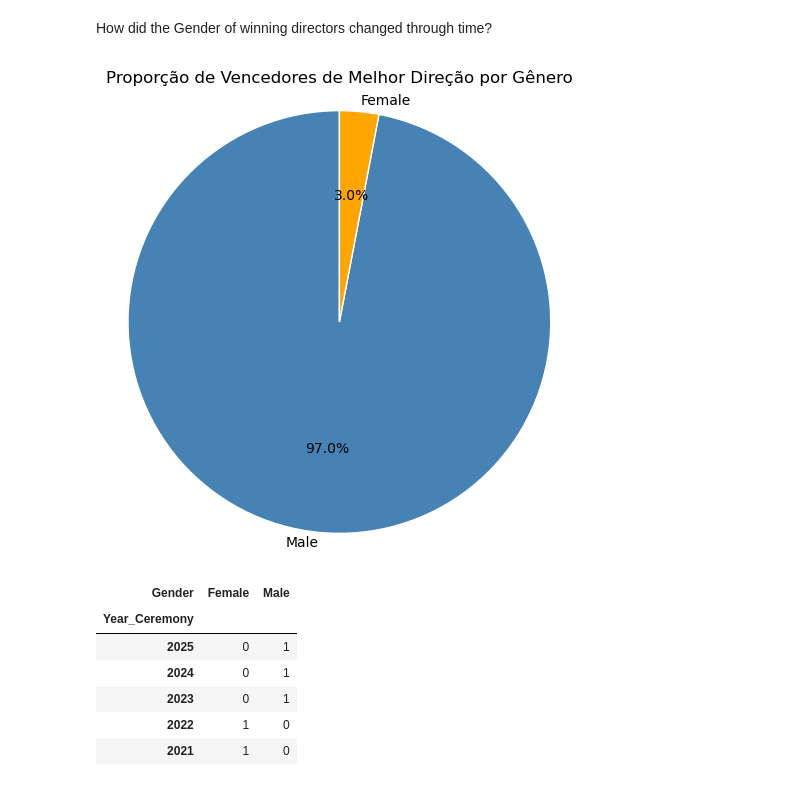
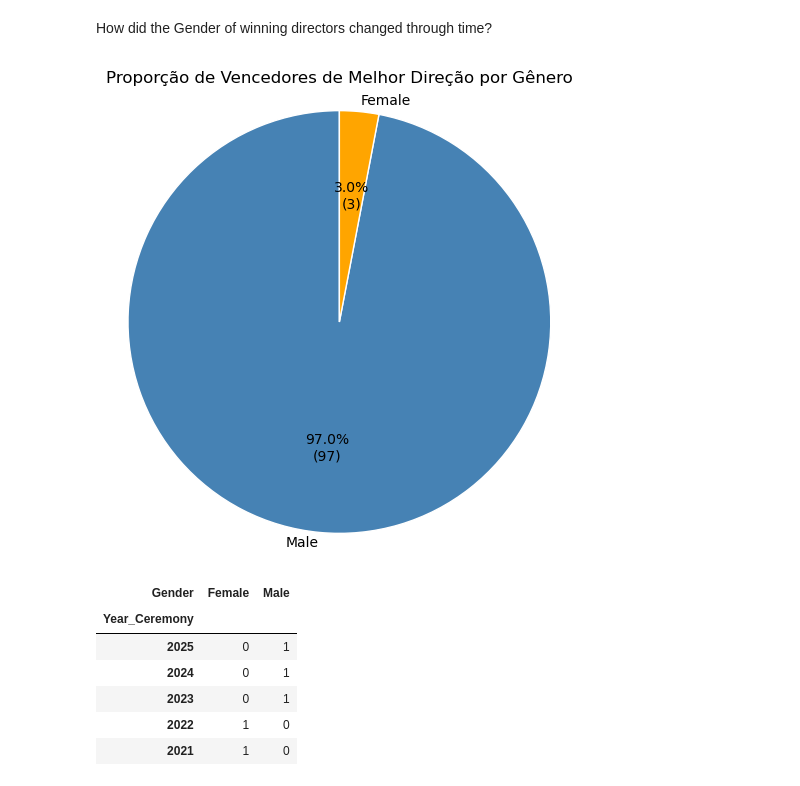
Before and after one commit to FelipeLamim/Oscars-awards-analysis, a Jupyter notebook: oscar.ipynb, the cells around one changed output. Saved outputs shown, nothing was run; the diff lists cells and outputs as text; code cells hidden in the pictures.

Commit message:
Adding total number of director winners per genre

```diff
--- a/oscar.ipynb
+++ b/oscar.ipynb
@@ -92,21 +92,22 @@ df_winning_directors = df[
 gender_directors = df_winning_directors['Gender'].value_counts()
 # %%
 plt.figure(figsize=(6, 6))
+total = gender_directors.sum()
 plt.pie(
     gender_directors,
     labels=gender_directors.index,
-    autopct='%1.1f%%',  # mostra porcentagem com uma casa decimal
+    autopct=lambda p: f'{p:.1f}%\n({int(p*total/100)})',
     colors=['steelblue', 'orange'],
     startangle=90,
     wedgeprops={'edgecolor': 'white'},
     labeldistance=1.05  # afasta os rótulos do centro do gráfico
 )
 
 plt.title("Proporção de Vencedores de Melhor Direção por Gênero")
 plt.axis('equal')  # deixa o gráfico redondinho
 plt.show()
 # %% [output]
-[figure, old version]
+[figure, new version]
 # %%
 df_year_gender = df_winning_directors.groupby(['Year_Ceremony', 'Gender']).size().unstack(fill_value=0)
 # %%
```
